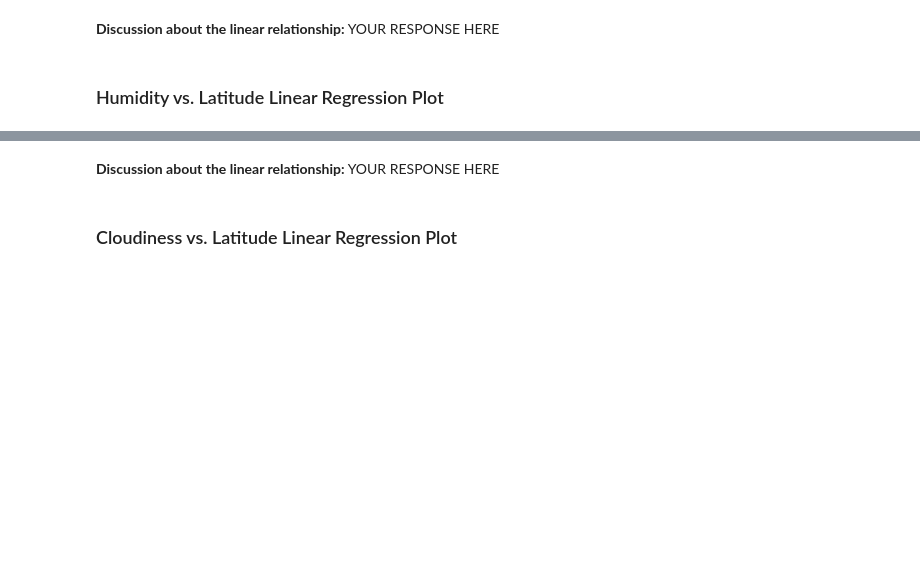
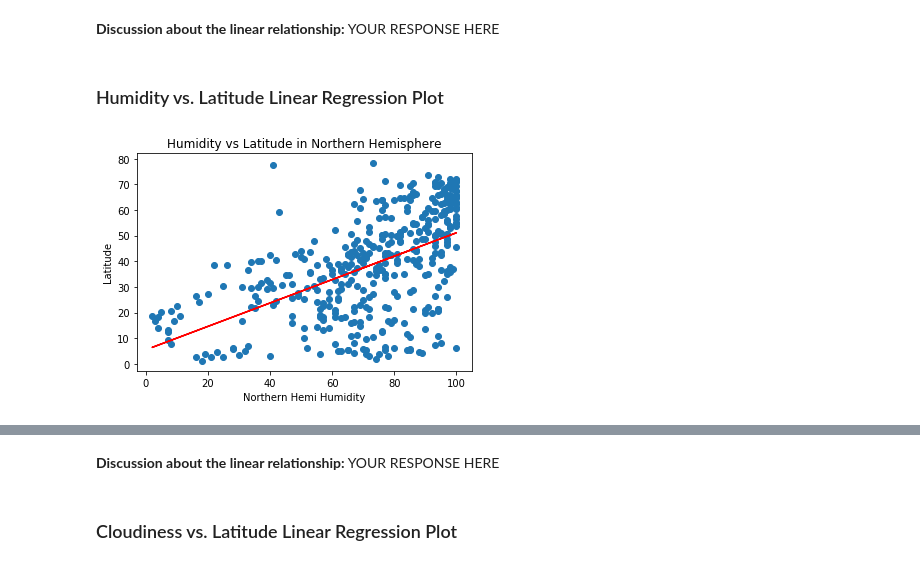
Before and after one commit to jf11235/python-api-challenge, a Jupyter notebook: WeatherPy.ipynb, the cells around one changed output, grey strips where cells are left out. Drawn from its saved outputs; the diff is of its cells as text; code cells hidden in the pictures; blank space fills up the shorter version.

```diff
--- a/WeatherPy.ipynb
+++ b/WeatherPy.ipynb
@@ -347,0 +342,5 @@ linregfun(southern_hemi_df['Max Temp'], southern_hemi_df['Lat'],xlabel='Southern
+# %%
+# Northern Hemisphere
+linregfun(northern_hemi_df['Humidity'],northern_hemi_df['Lat'],xlabel="Northern Hemi Humidity",ylabel="Latitude",title="Humidity vs Latitude in Northern Hemisphere")
+# %% [output]
+[figure, added]
```
Also changed, not shown: parts of 11 cells of this notebook.
